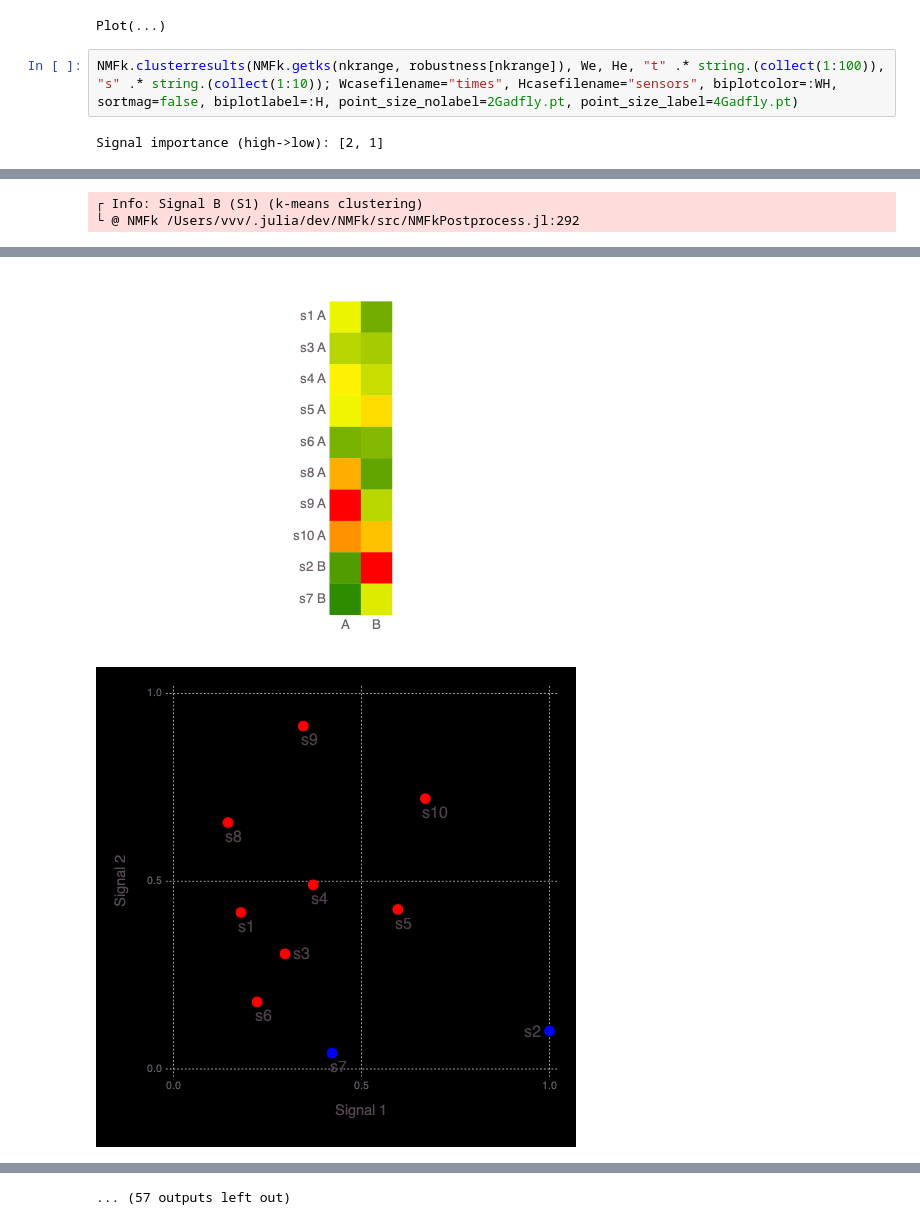
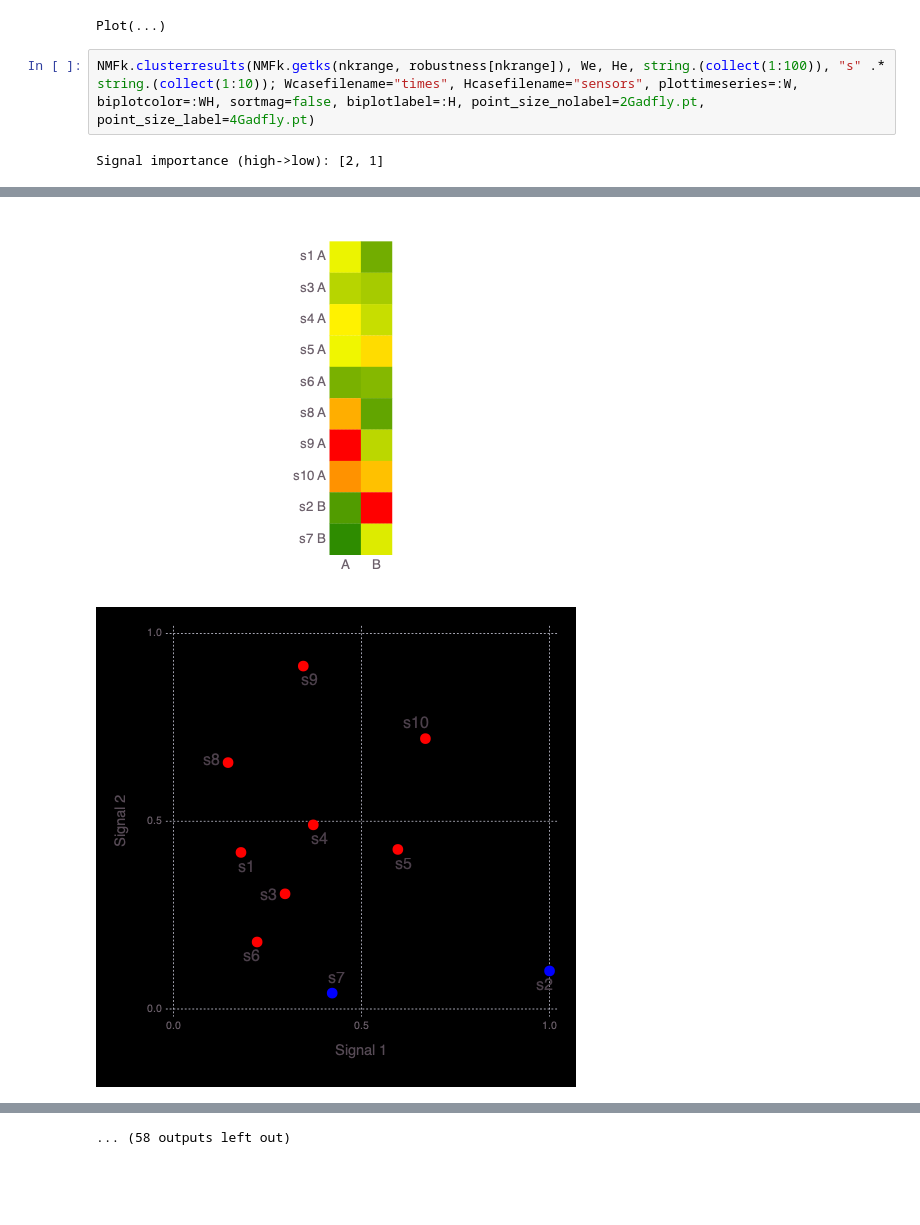
Before and after one commit to SmartTensors/NMFk.jl, a Jupyter notebook: notebooks/feature_extraction/feature_extraction.ipynb, the cells around one changed output, grey strips where cells are left out. Saved outputs shown, nothing was run; the diff lists cells and outputs as text; blank space fills up the shorter version.

```diff
--- a/notebooks/feature_extraction/feature_extraction.ipynb
+++ b/notebooks/feature_extraction/feature_extraction.ipynb
@@ -226,7 +236,7 @@ NMFk.plotmatrix(He[kopt] ./ maximum(He[kopt]); title="Reconstructed mixing matri
 # %% [output]
 Plot(...)
 # %%
-NMFk.clusterresults(NMFk.getks(nkrange, robustness[nkrange]), We, He, "t" .* string.(collect(1:100)), "s" .* string.(collect(1:10)); Wcasefilename="times", Hcasefilename="sensors", biplotcolor=:WH, sortmag=false, biplotlabel=:H, point_size_nolabel=2Gadfly.pt, point_size_label=4Gadfly.pt)
+NMFk.clusterresults(NMFk.getks(nkrange, robustness[nkrange]), We, He, string.(collect(1:100)), "s" .* string.(collect(1:10)); Wcasefilename="times", Hcasefilename="sensors", plottimeseries=:W, biplotcolor=:WH, sortmag=false, biplotlabel=:H, point_size_nolabel=2Gadfly.pt, point_size_label=4Gadfly.pt)
 # %% [output]
 Signal importance (high->low): [2, 1]
 ┌ Info: Number of signals: 2
@@ -266,6 +283,4 @@ Signal importance (high->low): [2, 1]
-┌ Info: Signal B (S1) (k-means clustering)
-└ @ NMFk /Users/vvv/.julia/dev/NMFk/src/NMFkPostprocess.jl:292
 [figure]
 [figure]
-[figure, old version]
+[figure, new version]
 [figure]
@@ -289 +321 @@ Signal importance (high->low): [2, 1]
-... (57 outputs left out)
+... (58 outputs left out)
```
Also changed, not shown: parts of 2 cells of this notebook.
